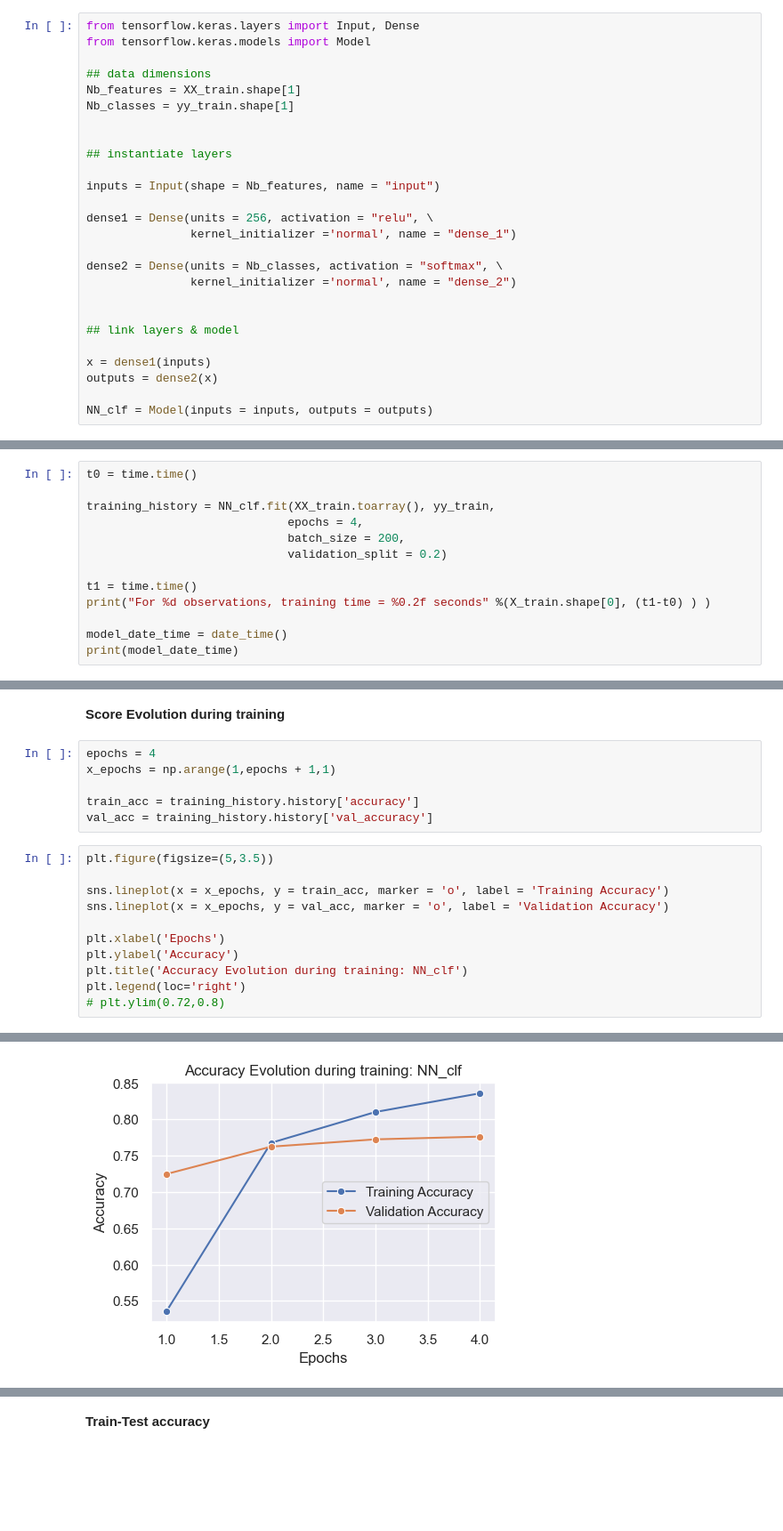
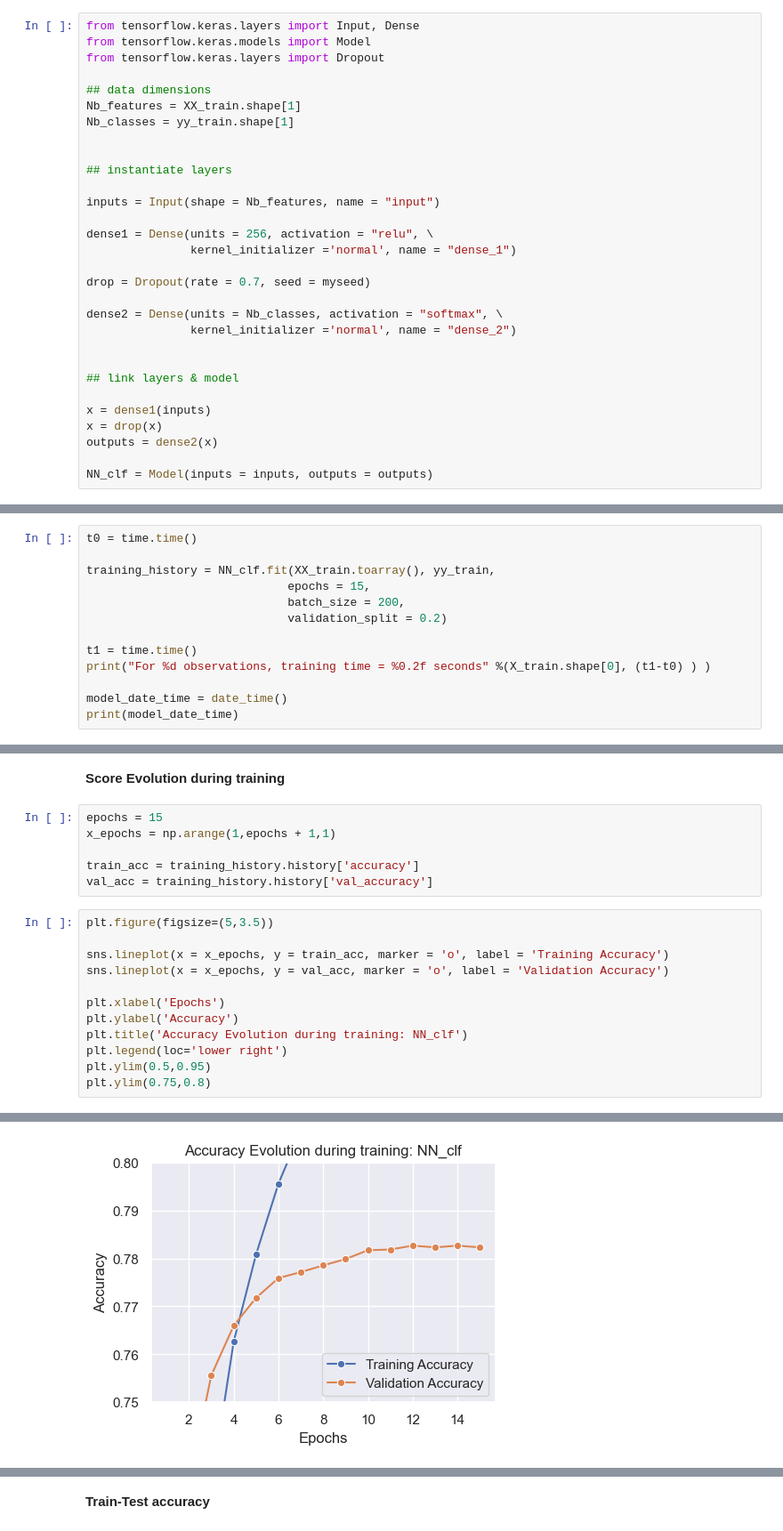
Before and after one commit to RamiroHR/Multimodal-Data-Product-Classification-Model, a Jupyter notebook: Text_Base_Models.ipynb, the cells around one changed output, grey strips where cells are left out. Shown at 89% size. Saved outputs shown, nothing was run; the diff lists cells and outputs as text; blank space fills up the shorter version.

```diff
--- a/Text_Base_Models.ipynb
+++ b/Text_Base_Models.ipynb
@@ -669,6 +785,7 @@ XX_train.shape
 # %%
 from tensorflow.keras.layers import Input, Dense
 from tensorflow.keras.models import Model
+from tensorflow.keras.layers import Dropout
 
 ## data dimensions
 Nb_features = XX_train.shape[1]
@@ -682,6 +799,8 @@ inputs = Input(shape = Nb_features, name = "input")
 dense1 = Dense(units = 256, activation = "relu", \
                kernel_initializer ='normal', name = "dense_1")
 
+drop = Dropout(rate = 0.7, seed = myseed)
+
 dense2 = Dense(units = Nb_classes, activation = "softmax", \
                kernel_initializer ='normal', name = "dense_2")
 
@@ -689,6 +808,7 @@ dense2 = Dense(units = Nb_classes, activation = "softmax", \
 ## link layers & model
 
 x = dense1(inputs)
+x = drop(x)
 outputs = dense2(x)
 
 NN_clf = Model(inputs = inputs, outputs = outputs)
@@ -724,7 +846,7 @@ NN_clf.compile(loss = 'categorical_crossentropy',
 t0 = time.time()
 
 training_history = NN_clf.fit(XX_train.toarray(), yy_train,
-                             epochs = 4,
+                             epochs = 15,
                              batch_size = 200,
                              validation_split = 0.2)
 
@@ -747,7 +876,7 @@ For 67932 observations, training time = 15.04 seconds
 # %% [markdown]
 **Score Evolution during training**
 # %%
-epochs = 4
+epochs = 15
 x_epochs = np.arange(1,epochs + 1,1)
 
 train_acc = training_history.history['accuracy']
@@ -761,6 +890,7 @@ sns.lineplot(x = x_epochs, y = val_acc, marker = 'o', label = 'Validation Accura
 plt.xlabel('Epochs')
 plt.ylabel('Accuracy')
 plt.title('Accuracy Evolution during training: NN_clf')
-plt.legend(loc='right')
-# plt.ylim(0.72,0.8)
+plt.legend(loc='lower right')
+plt.ylim(0.5,0.95)
+plt.ylim(0.75,0.8)
 # %% [output]
@@ -768 +898 @@ plt.legend(loc='right')
-[figure, old version]
+[figure, new version]
```
Also changed, not shown: parts of 64 cells of this notebook.
